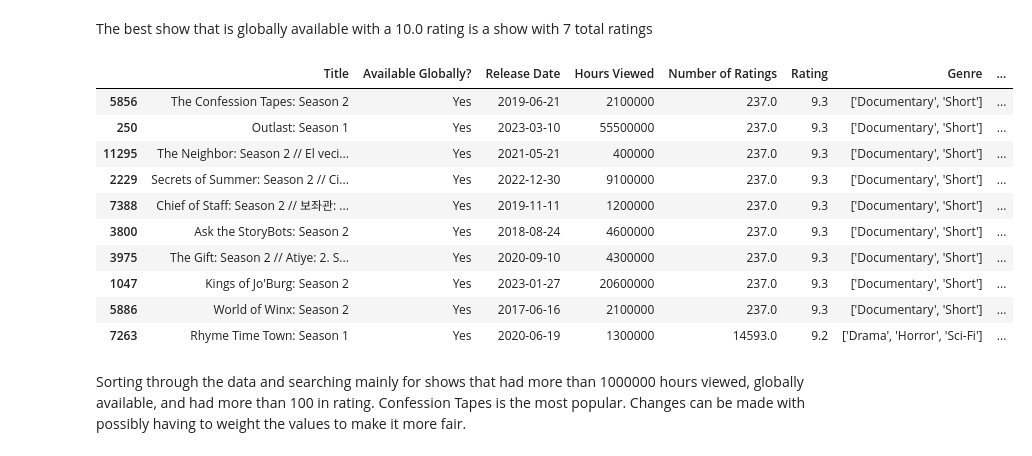
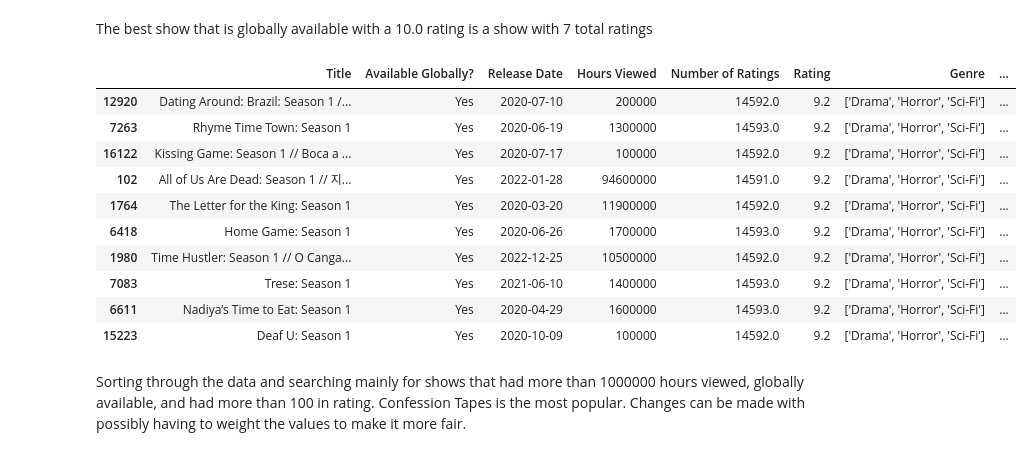
Before and after one commit to Kestrel86/netflixEDA, a Jupyter notebook: netflixEDA.ipynb, the cells around one changed output. Saved outputs shown, nothing was run; the diff lists cells and outputs as text; code cells hidden in the pictures.

Commit message:
changed limit value to 500

```diff
--- a/netflixEDA.ipynb
+++ b/netflixEDA.ipynb
@@ -133,19 +133,19 @@ The best show that is globally available with a 10.0 rating is a show with 7 tot
 # %%
 df_filtered = df.loc[(df['Available Globally?'] == 'Yes')].sort_values('Rating',ascending=False)
 # %%
-df_filtered.loc[(df_filtered['Number of Ratings'] >= 100.0)].sort_values('Rating',ascending=False).head(10)
+df_filtered.loc[(df_filtered['Number of Ratings'] >= 500)].sort_values('Rating',ascending=False).head(10)
 # %% [output]
 |  | Title | Available Globally? | Release Date | Hours Viewed | Number of Ratings | Rating | Genre | ... |
-| 5856 | The Confession Tapes: Season 2 | Yes | 2019-06-21 | 2100000 | 237.0 | 9.3 | ['Documentary', 'Short'] | ... |
-| 250 | Outlast: Season 1 | Yes | 2023-03-10 | 55500000 | 237.0 | 9.3 | ['Documentary', 'Short'] | ... |
-| 11295 | The Neighbor: Season 2 // El veci... | Yes | 2021-05-21 | 400000 | 237.0 | 9.3 | ['Documentary', 'Short'] | ... |
-| 2229 | Secrets of Summer: Season 2 // Ci... | Yes | 2022-12-30 | 9100000 | 237.0 | 9.3 | ['Documentary', 'Short'] | ... |
-| 7388 | Chief of Staff: Season 2 // 보좌관: ... | Yes | 2019-11-11 | 1200000 | 237.0 | 9.3 | ['Documentary', 'Short'] | ... |
-| 3800 | Ask the StoryBots: Season 2 | Yes | 2018-08-24 | 4600000 | 237.0 | 9.3 | ['Documentary', 'Short'] | ... |
-| 3975 | The Gift: Season 2 // Atiye: 2. S... | Yes | 2020-09-10 | 4300000 | 237.0 | 9.3 | ['Documentary', 'Short'] | ... |
-| 1047 | Kings of Jo'Burg: Season 2 | Yes | 2023-01-27 | 20600000 | 237.0 | 9.3 | ['Documentary', 'Short'] | ... |
-| 5886 | World of Winx: Season 2 | Yes | 2017-06-16 | 2100000 | 237.0 | 9.3 | ['Documentary', 'Short'] | ... |
+| 12920 | Dating Around: Brazil: Season 1 /... | Yes | 2020-07-10 | 200000 | 14592.0 | 9.2 | ['Drama', 'Horror', 'Sci-Fi'] | ... |
 | 7263 | Rhyme Time Town: Season 1 | Yes | 2020-06-19 | 1300000 | 14593.0 | 9.2 | ['Drama', 'Horror', 'Sci-Fi'] | ... |
+| 16122 | Kissing Game: Season 1 // Boca a ... | Yes | 2020-07-17 | 100000 | 14592.0 | 9.2 | ['Drama', 'Horror', 'Sci-Fi'] | ... |
+| 102 | All of Us Are Dead: Season 1 // 지... | Yes | 2022-01-28 | 94600000 | 14591.0 | 9.2 | ['Drama', 'Horror', 'Sci-Fi'] | ... |
+| 1764 | The Letter for the King: Season 1 | Yes | 2020-03-20 | 11900000 | 14592.0 | 9.2 | ['Drama', 'Horror', 'Sci-Fi'] | ... |
+| 6418 | Home Game: Season 1 | Yes | 2020-06-26 | 1700000 | 14593.0 | 9.2 | ['Drama', 'Horror', 'Sci-Fi'] | ... |
+| 1980 | Time Hustler: Season 1 // O Canga... | Yes | 2022-12-25 | 10500000 | 14592.0 | 9.2 | ['Drama', 'Horror', 'Sci-Fi'] | ... |
+| 7083 | Trese: Season 1 | Yes | 2021-06-10 | 1400000 | 14593.0 | 9.2 | ['Drama', 'Horror', 'Sci-Fi'] | ... |
+| 6611 | Nadiya’s Time to Eat: Season 1 | Yes | 2020-04-29 | 1600000 | 14593.0 | 9.2 | ['Drama', 'Horror', 'Sci-Fi'] | ... |
+| 15223 | Deaf U: Season 1 | Yes | 2020-10-09 | 100000 | 14592.0 | 9.2 | ['Drama', 'Horror', 'Sci-Fi'] | ... |
 # %% [markdown]
 Sorting through the data and searching mainly for shows that had more than 1000000 hours viewed, globally available, and had more than 100 in rating. Confession Tapes is the most popular. Changes can be made with possibly having to weight the values to make it more fair.
 # %%
```
Also changed, not shown: parts of 3 cells of this notebook.
